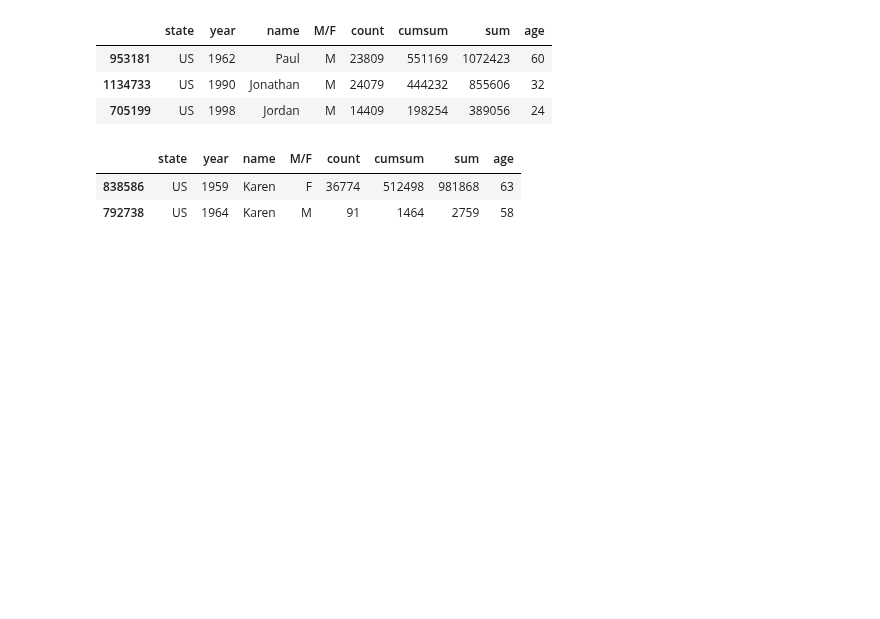
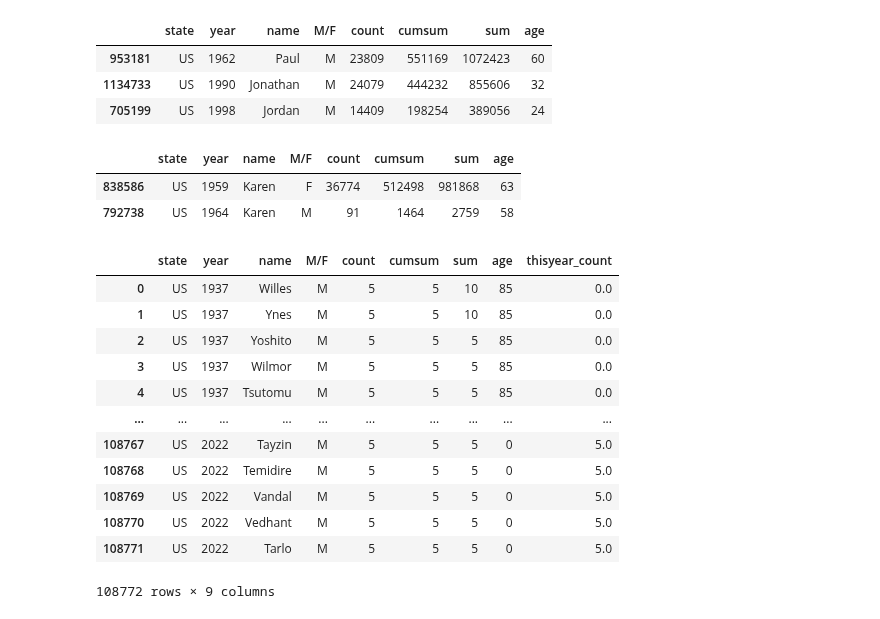
Before and after one commit to paulsch1/capstone, a Jupyter notebook: cap7_oldness_of_names.ipynb, the cells around one changed output. Saved outputs shown, nothing was run; the diff lists cells and outputs as text; code cells hidden in the pictures; blank space fills up the shorter version.

```diff
--- a/cap7_oldness_of_names.ipynb
+++ b/cap7_oldness_of_names.ipynb
@@ -107,3 +108,22 @@ medians[medians['name'] == 'Karen']
 |  | state | year | name | M/F | count | cumsum | sum | age |
 | 838586 | US | 1959 | Karen | F | 36774 | 512498 | 981868 | 63 |
 | 792738 | US | 1964 | Karen | M | 91 | 1464 | 2759 | 58 |
+# %%
+thisyear = df[df['year'] == 2022][['name', 'M/F', 'count']].rename(columns={'count': 'thisyear_count'})
+df2 = medians.merge(thisyear, how='left', on=['name', 'M/F'])
+df2['thisyear_count'] = df2['thisyear_count'].fillna(0)
+df2
+# %% [output]
+|  | state | year | name | M/F | count | cumsum | sum | age | thisyear_count |
+| 0 | US | 1937 | Willes | M | 5 | 5 | 10 | 85 | 0.0 |
+| 1 | US | 1937 | Ynes | M | 5 | 5 | 10 | 85 | 0.0 |
+| 2 | US | 1937 | Yoshito | M | 5 | 5 | 5 | 85 | 0.0 |
+| 3 | US | 1937 | Wilmor | M | 5 | 5 | 5 | 85 | 0.0 |
+| 4 | US | 1937 | Tsutomu | M | 5 | 5 | 5 | 85 | 0.0 |
+| ... | ... | ... | ... | ... | ... | ... | ... | ... | ... |
+| 108767 | US | 2022 | Tayzin | M | 5 | 5 | 5 | 0 | 5.0 |
+| 108768 | US | 2022 | Temidire | M | 5 | 5 | 5 | 0 | 5.0 |
+| 108769 | US | 2022 | Vandal | M | 5 | 5 | 5 | 0 | 5.0 |
+| 108770 | US | 2022 | Vedhant | M | 5 | 5 | 5 | 0 | 5.0 |
+| 108771 | US | 2022 | Tarlo | M | 5 | 5 | 5 | 0 | 5.0 |
+108772 rows × 9 columns
```
Also changed, not shown: parts of 7 cells of this notebook, 1 other file.
